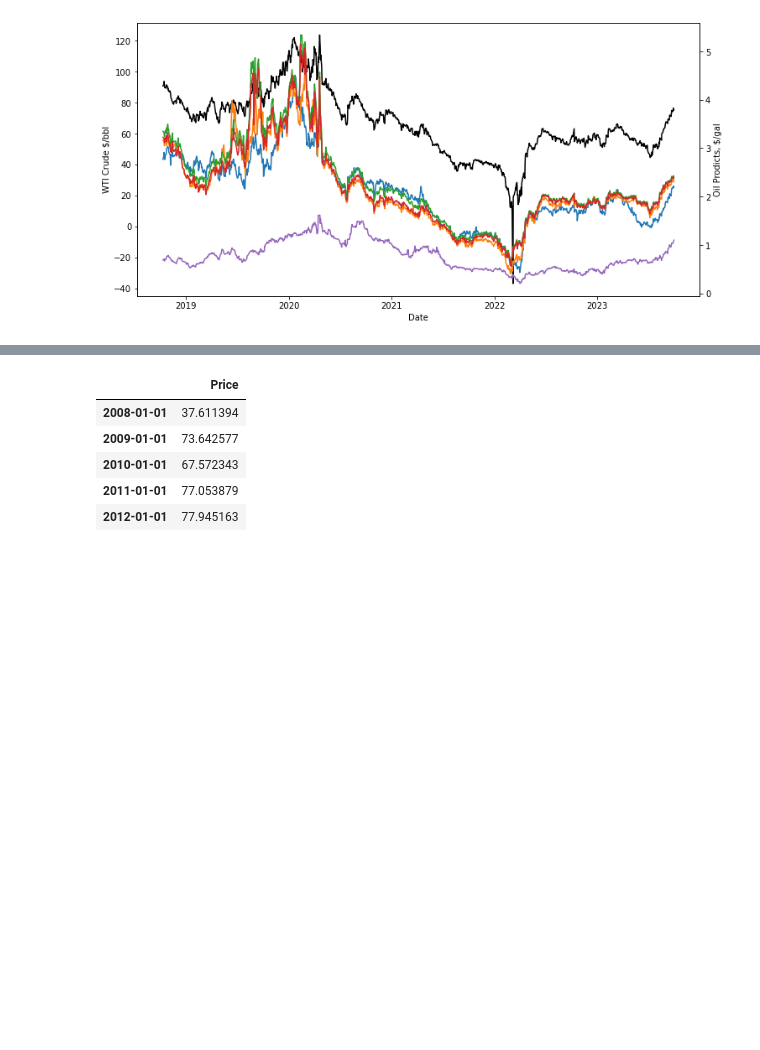
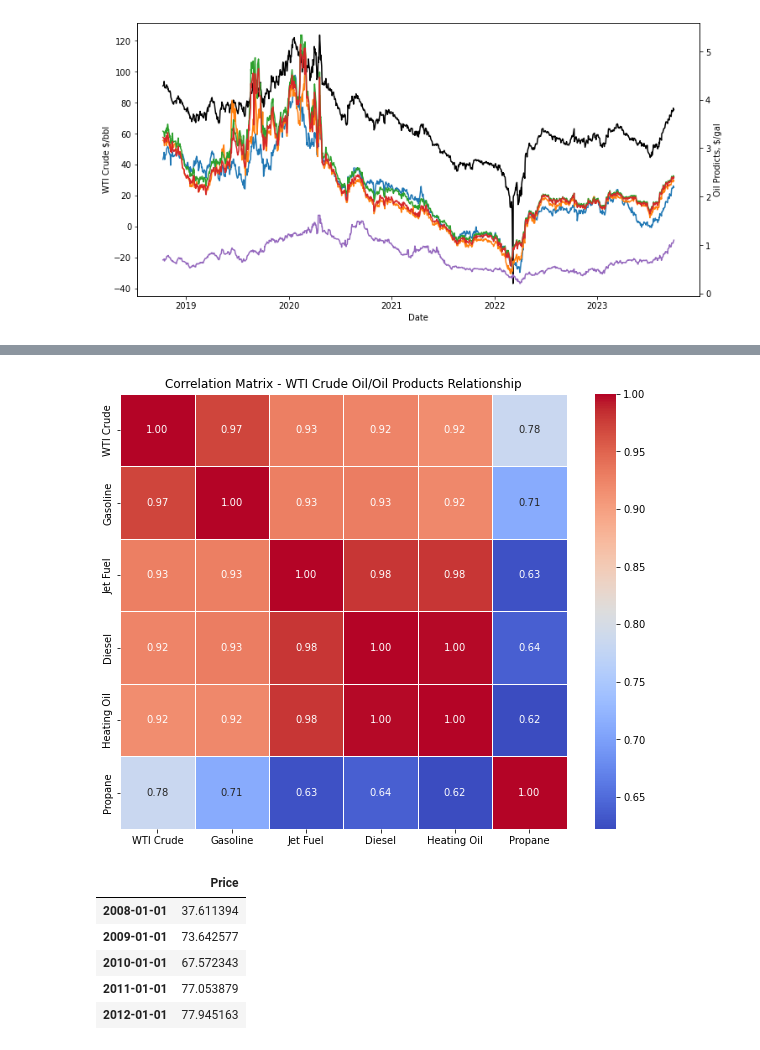
Before and after one commit to timdanilov/capstone-project, a Jupyter notebook: capstone.ipynb, the cells around one changed output, grey strips where cells are left out. Cells and saved outputs as stored; diff of their text form; code cells hidden in the pictures; blank space fills up the shorter version.

Commit message:
introduced correlation matrix

```diff
--- a/capstone.ipynb
+++ b/capstone.ipynb
@@ -90,3 +92,7 @@ for column in ['Gasoline', 'Jet Fuel', 'Diesel', 'Heating Oil', 'Propane']:
 plt.show()
 # %% [output]
 [figure]
+# %%
+# Calculate the correlation matrix
+correlation_matrix = oil_products_df.corr()
+correlation_matrix.head()
@@ -93,3 +106,13 @@ plt.show()
+# %%
+# Plot the correlation matrix using Seaborn heatmap
+plt.figure(figsize=(10, 8))
+sns.heatmap(correlation_matrix, annot=True, cmap='coolwarm', fmt=".2f", linewidths=.5)
+
+# Show the plot
+plt.title('Correlation Matrix - WTI Crude Oil/Oil Products Relationship')
+plt.show()
+# %% [output]
+[figure, added]
 # %%
 #Getting Oil Price for Saudi Arabia from Fred
 fred = Fred(api_key='57bd4282521725d9bf0fee73890bbdd7')
```
Also changed, not shown: parts of 2 cells of this notebook, 1 other file.
